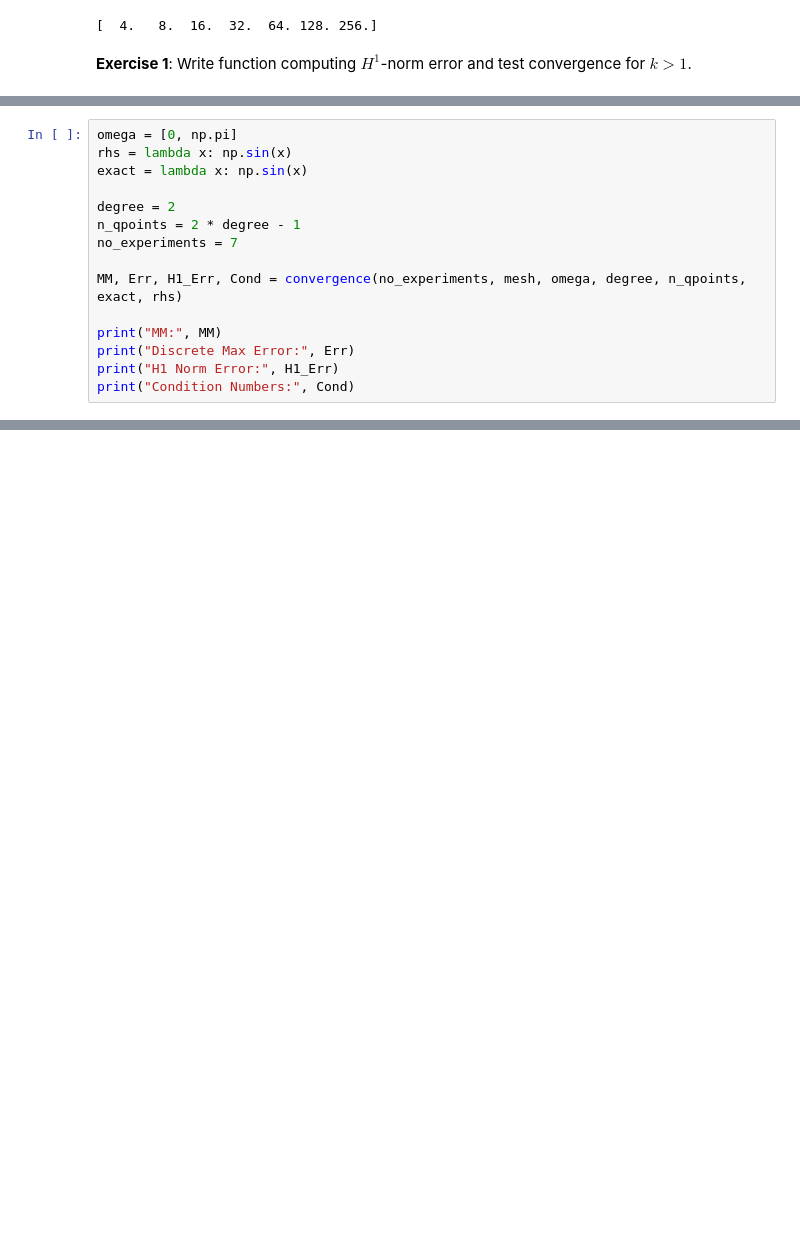
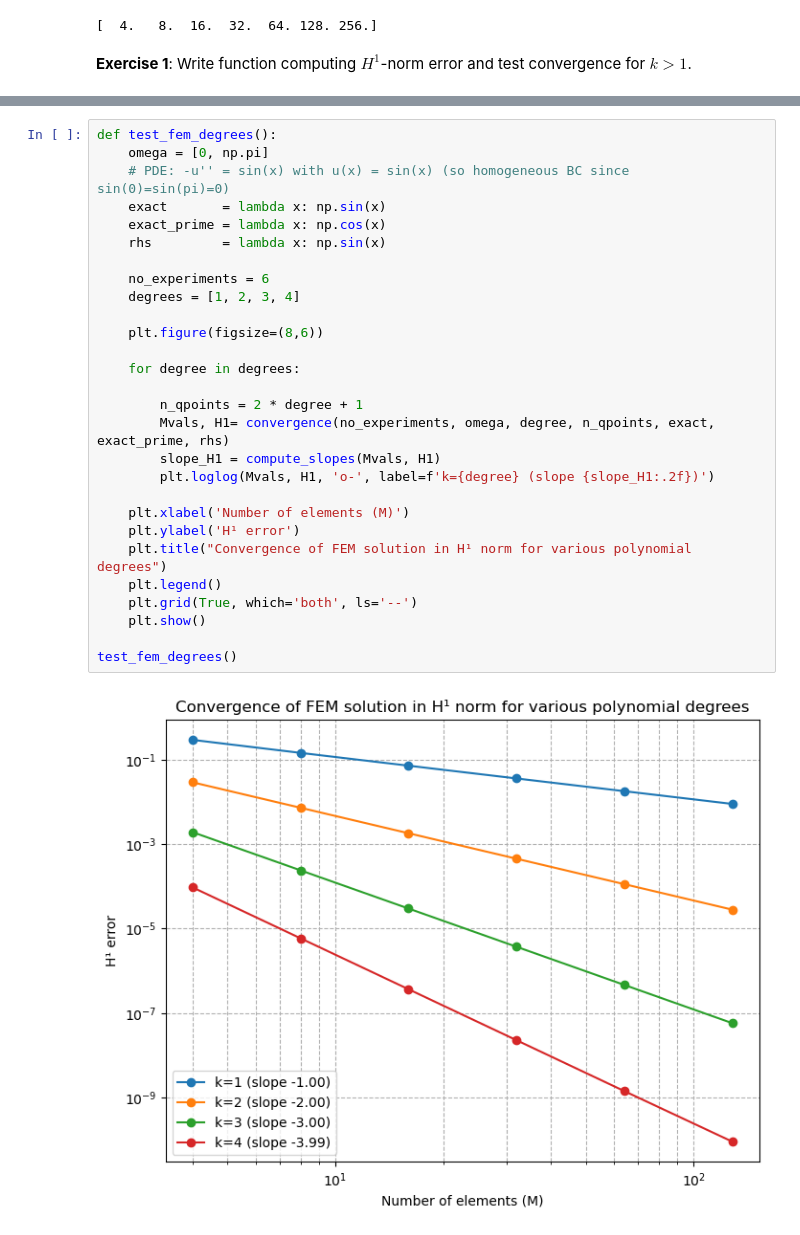
Before and after one commit to NicolaPerin/NSPDE-ANA-2024-assignment, a Jupyter notebook: notebooks/CP6_solved.ipynb, the cells around one changed output, grey strips where cells are left out. Drawn from its saved outputs; the diff is of its cells as text; blank space fills up the shorter version.

```diff
--- a/notebooks/CP6_solved.ipynb
+++ b/notebooks/CP6_solved.ipynb
@@ -252,15 +146,0 @@ def compute_slopes(NN, Err, H1_Err, Cond):
-# %%
-omega = [0, np.pi]
-rhs = lambda x: np.sin(x)
-exact = lambda x: np.sin(x)
-
-degree = 2
-n_qpoints = 2 * degree - 1
-no_experiments = 7
-
-MM, Err, H1_Err, Cond = convergence(no_experiments, mesh, omega, degree, n_qpoints, exact, rhs)
-
-print("MM:", MM)
-print("Discrete Max Error:", Err)
-print("H1 Norm Error:", H1_Err)
-print("Condition Numbers:", Cond)
@@ -305,0 +240,30 @@ plt.show()
+# %%
+def test_fem_degrees():
+    omega = [0, np.pi]
+    # PDE: -u'' = sin(x) with u(x) = sin(x) (so homogeneous BC since sin(0)=sin(pi)=0)
+    exact       = lambda x: np.sin(x)
+    exact_prime = lambda x: np.cos(x)
+    rhs         = lambda x: np.sin(x)
+
+    no_experiments = 6
+    degrees = [1, 2, 3, 4]
+
+    plt.figure(figsize=(8,6))
+
+    for degree in degrees:
+
+        n_qpoints = 2 * degree + 1
+        Mvals, H1= convergence(no_experiments, omega, degree, n_qpoints, exact, exact_prime, rhs)
+        slope_H1 = compute_slopes(Mvals, H1)
+        plt.loglog(Mvals, H1, 'o-', label=f'k={degree} (slope {slope_H1:.2f})')
+
+    plt.xlabel('Number of elements (M)')
+    plt.ylabel('H¹ error')
+    plt.title("Convergence of FEM solution in H¹ norm for various polynomial degrees")
+    plt.legend()
+    plt.grid(True, which='both', ls='--')
+    plt.show()
+
+test_fem_degrees()
+# %% [output]
+[figure, added]
```
Also changed, not shown: parts of 7 cells of this notebook, 5 other files.
